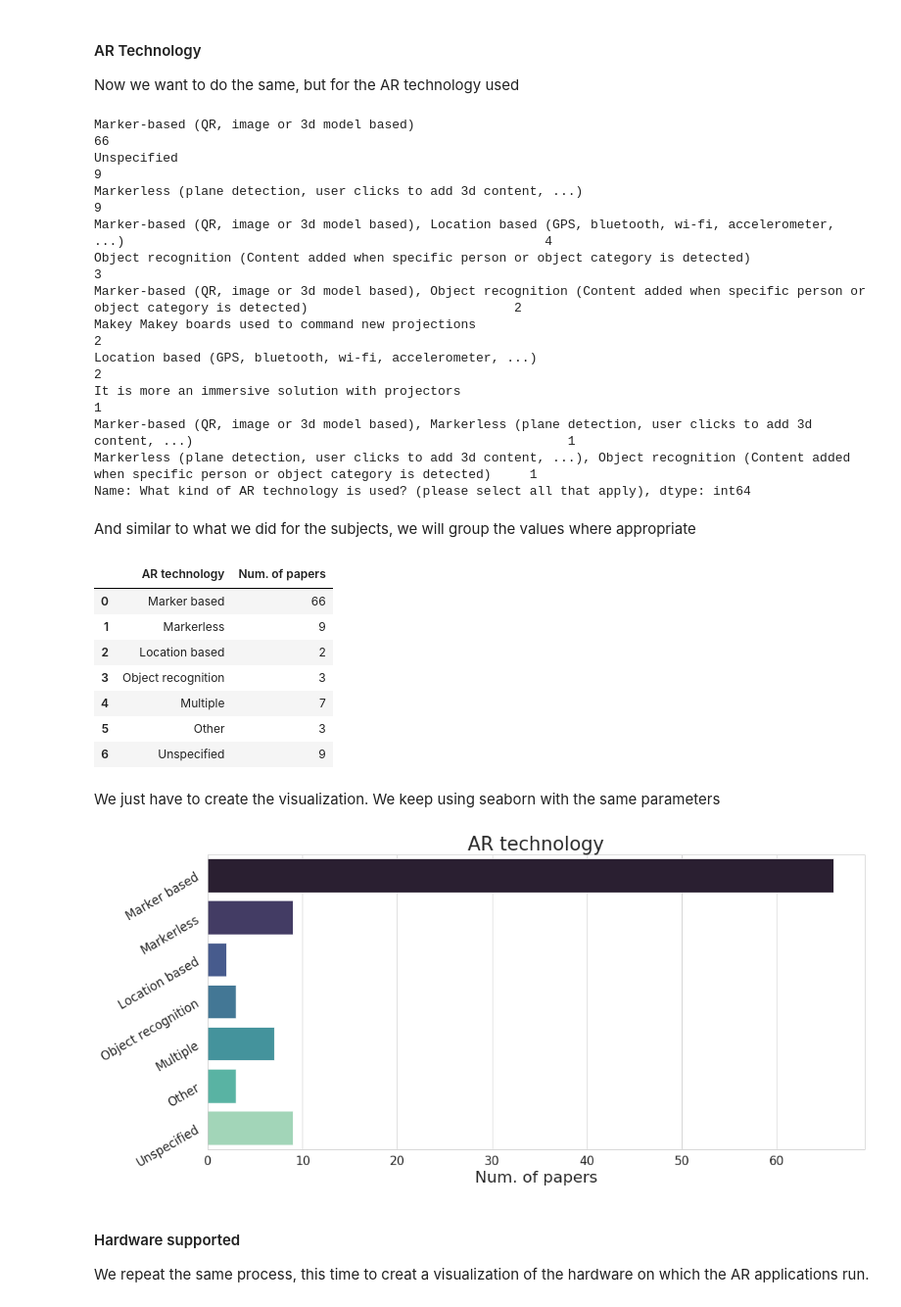
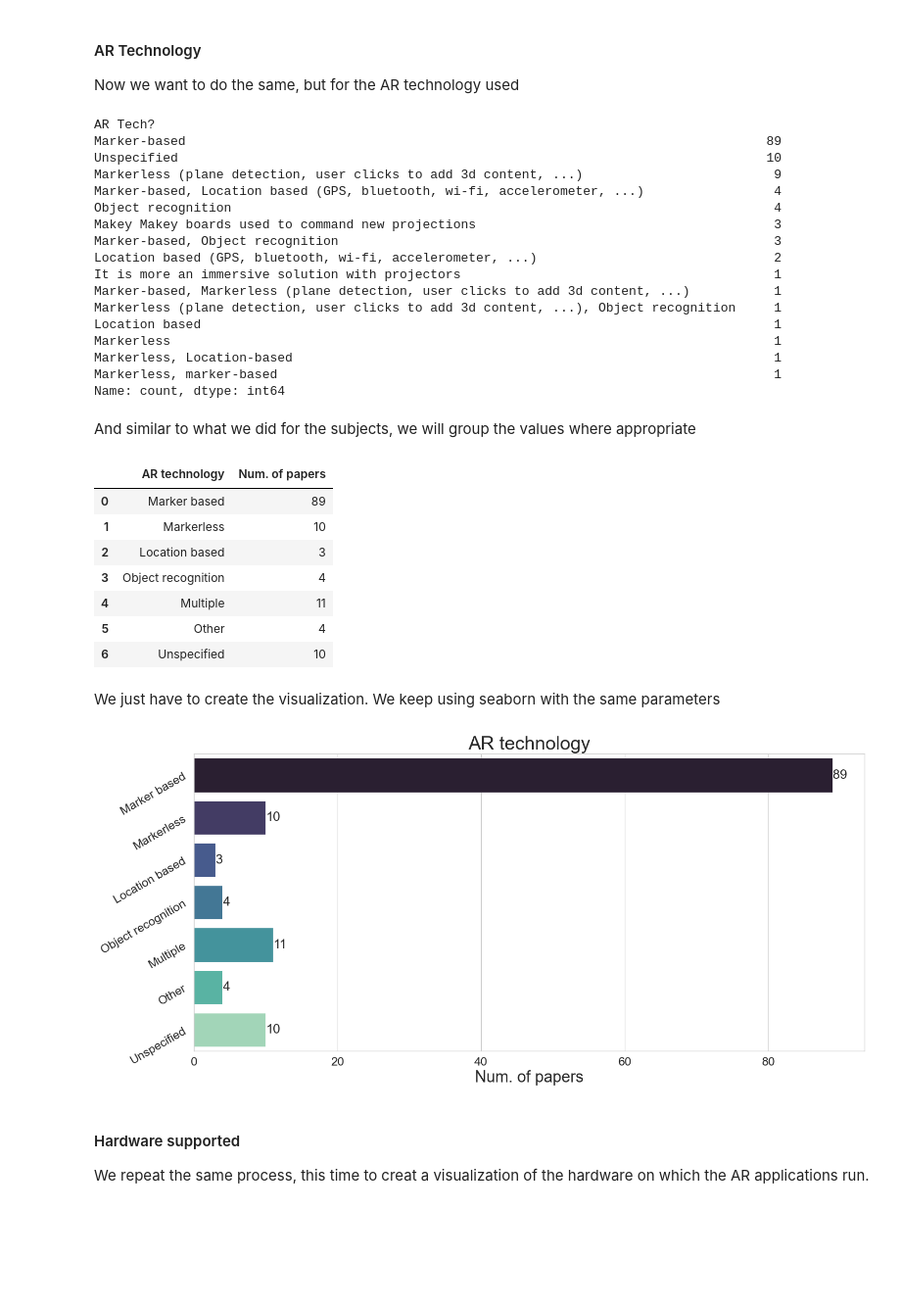
Before and after one commit to Stocastico/AR_SLR_Paper, a Jupyter notebook: create_figures_2023.ipynb, the cells around one changed output. Shown at 98% size. Saved outputs shown, nothing was run; the diff lists cells and outputs as text; code cells hidden in the pictures; blank space fills up the shorter version.

```diff
--- a/create_figures_2023.ipynb
+++ b/create_figures_2023.ipynb
@@ -190,13 +173,16 @@ Papers providing info about the number of users who tested the app = 84
 # %% [markdown]
 As we will be using Seaborn several times to create bar plots, it make sense to define a function that we will call when creating the figures
 # %%
-def create_bar_plot(plot_data, x_label, y_label, out_image_name=None):
+def create_bar_plot(plot_data, x_label, y_label, out_image_name=None, plot_value=False):
     sns.set(rc={'figure.figsize':(15, 7)})
     sns.set_style("whitegrid")
     sns.despine()
     sns.set_context("paper", rc={"axes.titlesize":16,"axes.labelsize":22})
 
     g = sns.barplot(x=x_label, y=y_label, data=plot_data, palette="mako")
+
+    if plot_value:
+        g.bar_label(g.containers[0], fontsize=18)
 
     plt.xticks(
         fontweight='normal',
@@ -213,6 +199,7 @@ def create_bar_plot(plot_data, x_label, y_label, out_image_name=None):
     plt.title(y_label, size=26)
 
     plt.tight_layout()
+
     if out_image_name:
         plt.savefig(out_image_name, dpi=300)
 # %% [markdown]
@@ -270,5 +263,6 @@ subjects
 # %% [markdown]
 We are now ready to create the visualization. Again, we use Seaborn for this, and we will create an horizontal bar plot.
 # %%
-create_bar_plot(subjects, 'Num. of papers', 'Subject', 'figures/subjects.svg')
+print_bar_val = True
+create_bar_plot(subjects, 'Num. of papers', 'Subject', 'figures/subjects.svg', print_bar_val)
 # %% [output]
@@ -277,57 +271,65 @@ create_bar_plot(subjects, 'Num. of papers', 'Subject', 'figures/subjects.svg')
 #### AR Technology
 Now we want to do the same, but for the AR technology used
 # %%
-ar_tech_resp = df2["What kind of AR technology is used? (please select all that apply)"].value_counts()
+ar_tech_resp = df2["AR Tech?"].value_counts()
 print(ar_tech_resp)
 # %% [output]
-Marker-based (QR, image or 3d model based)                                                                                                                  66
-Unspecified                                                                                                                                                  9
-Markerless (plane detection, user clicks to add 3d content, ...)                                                                                             9
-Marker-based (QR, image or 3d model based), Location based (GPS, bluetooth, wi-fi, accelerometer, ...)                                                       4
-Object recognition (Content added when specific person or object category is detected)                                                                       3
-Marker-based (QR, image or 3d model based), Object recognition (Content added when specific person or object category is detected)                           2
-Makey Makey boards used to command new projections                                                                                                           2
-Location based (GPS, bluetooth, wi-fi, accelerometer, ...)                                                                                                   2
-It is more an immersive solution with projectors                                                                                                             1
-Marker-based (QR, image or 3d model based), Markerless (plane detection, user clicks to add 3d content, ...)                                                 1
-Markerless (plane detection, user clicks to add 3d content, ...), Object recognition (Content added when specific person or object category is detected)     1
-Name: What kind of AR technology is used? (please select all that apply), dtype: int64
+AR Tech?
+Marker-based                                                                            89
+Unspecified                                                                             10
+Markerless (plane detection, user clicks to add 3d content, ...)                         9
+Marker-based, Location based (GPS, bluetooth, wi-fi, accelerometer, ...)                 4
+Object recognition                                                                       4
+Makey Makey boards used to command new projections                                       3
+Marker-based, Object recognition                                                         3
+Location based (GPS, bluetooth, wi-fi, accelerometer, ...)                               2
+It is more an immersive solution with projectors                                         1
+Marker-based, Markerless (plane detection, user clicks to add 3d content, ...)           1
+Markerless (plane detection, user clicks to add 3d content, ...), Object recognition     1
+Location based                                                                           1
+Markerless                                                                               1
+Markerless, Location-based                                                               1
+Markerless, marker-based                                                                 1
+Name: count, dtype: int64
 # %% [markdown]
 And similar to what we did for the subjects, we will group the values where appropriate
 # %%
 ar_tech_modified = {"Marker based":0, "Markerless":0, "Location based":0, "Object recognition":0,
                      "Multiple":0, "Other":0, "Unspecified":0}
 ar_tech_dict =  dict(ar_tech_resp)
-ar_tech_modified["Marker based"] = ar_tech_dict["Marker-based (QR, image or 3d model based)"]
-ar_tech_modified["Markerless"] = ar_tech_dict["Markerless (plane detection, user clicks to add 3d content, ...)"]
-ar_tech_modified["Location based"] = ar_tech_dict["Location based (GPS, bluetooth, wi-fi, accelerometer, ...)"]
-ar_tech_modified["Object recognition"] = ar_tech_dict["Object recognition (Content added when specific person or object category is detected)"]
-ar_tech_modified["Multiple"] = ar_tech_dict["Marker-based (QR, image or 3d model based), Object recognition (Content added when specific person or object category is detected)"] + \
-                               ar_tech_dict["Marker-based (QR, image or 3d model based), Markerless (plane detection, user clicks to add 3d content, ...)"] + \
-                               ar_tech_dict["Marker-based (QR, image or 3d model based), Location based (GPS, bluetooth, wi-fi, accelerometer, ...)"]
+ar_tech_modified["Marker based"] = ar_tech_dict["Marker-based"]
+ar_tech_modified["Markerless"] = ar_tech_dict["Markerless (plane detection, user clicks to add 3d content, ...)"] + ar_tech_dict["Markerless"]
+ar_tech_modified["Location based"] = ar_tech_dict["Location based (GPS, bluetooth, wi-fi, accelerometer, ...)"] + ar_tech_dict["Location based"]
+ar_tech_modified["Object recognition"] = ar_tech_dict["Object recognition"]
+ar_tech_modified["Multiple"] = ar_tech_dict["Marker-based, Object recognition"] + ar_tech_dict["Markerless, Location-based"] +\
+                               ar_tech_dict["Marker-based, Markerless (plane detection, user clicks to add 3d content, ...)"] + \
+                               ar_tech_dict["Marker-based, Location based (GPS, bluetooth, wi-fi, accelerometer, ...)"] +\
+                               ar_tech_dict["Markerless, marker-based"] +\
+                               ar_tech_dict["Markerless (plane detection, user clicks to add 3d content, ...), Object recognition"]
 ar_tech_modified["Unspecified"] = ar_tech_dict["Unspecified"]
 # Just sum together all the others
 ar_tech_modified["Other"] = ar_tech_dict["Makey Makey boards used to command new projections"] + \
                             ar_tech_dict["It is more an immersive solution with projectors"]
+
 ar_tech = pd.DataFrame.from_dict(ar_tech_modified, orient='index', columns=['Num. of papers'])
 ar_tech.reset_index(inplace=True)
 ar_tech = ar_tech.rename(columns={"index":"AR technology"})
 ar_tech
 # %% [output]
 |  | AR technology | Num. of papers |
-| 0 | Marker based | 66 |
-| 1 | Markerless | 9 |
-| 2 | Location based | 2 |
-| 3 | Object recognition | 3 |
-| 4 | Multiple | 7 |
-| 5 | Other | 3 |
-| 6 | Unspecified | 9 |
+| 0 | Marker based | 89 |
+| 1 | Markerless | 10 |
+| 2 | Location based | 3 |
+| 3 | Object recognition | 4 |
+| 4 | Multiple | 11 |
+| 5 | Other | 4 |
+| 6 | Unspecified | 10 |
 # %% [markdown]
 We just have to create the visualization. We keep using seaborn with the same parameters
 # %%
-create_bar_plot(ar_tech, 'Num. of papers', 'AR technology', 'figures/AR_technology.svg')
+create_bar_plot(ar_tech, 'Num. of papers', 'AR technology', 'figures/AR_technology.svg', print_bar_val)
 # %% [output]
-[figure, old version]
+[figure, new version]
 # %% [markdown]
 #### Hardware supported
 We repeat the same process, this time to creat a visualization of the hardware on which the AR applications run.
```
Also changed, not shown: parts of 13 cells of this notebook, 8 other files.
